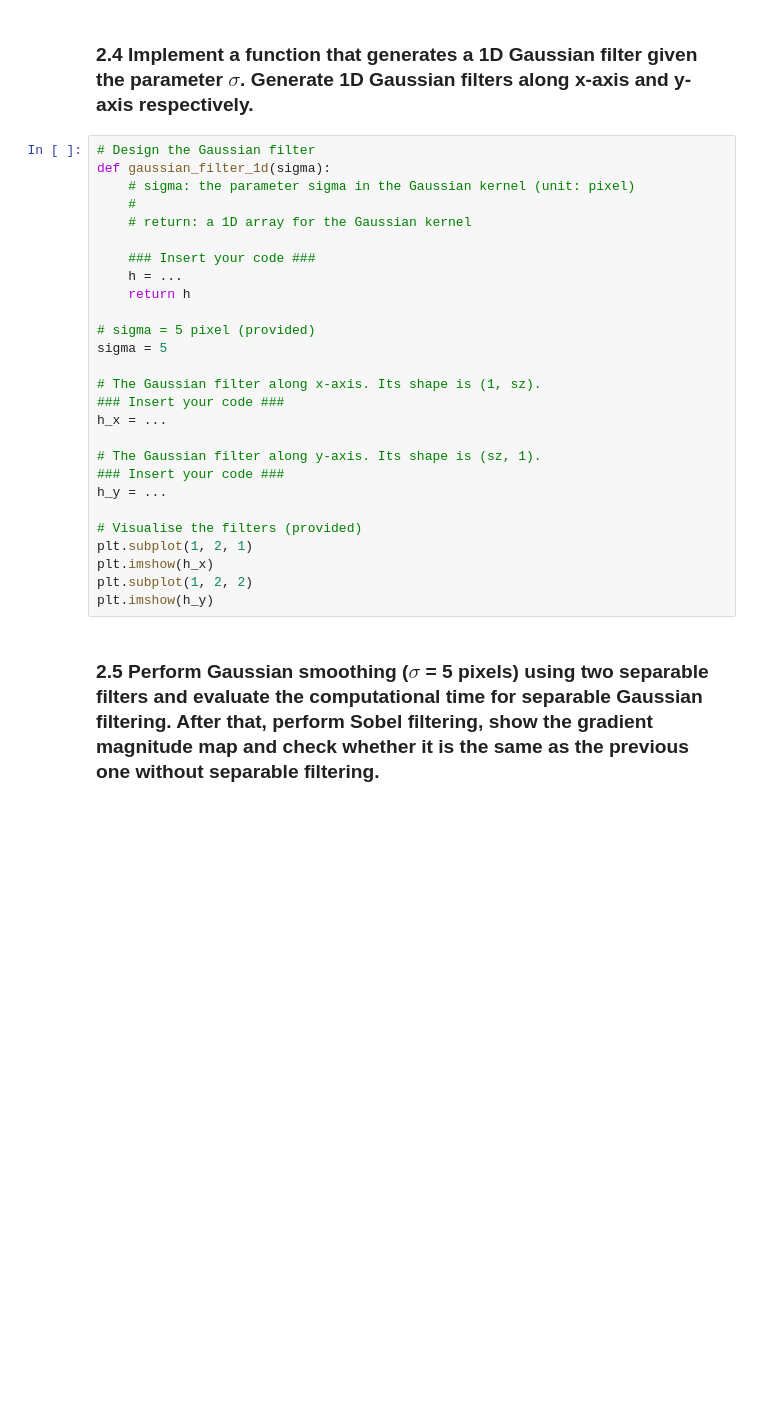
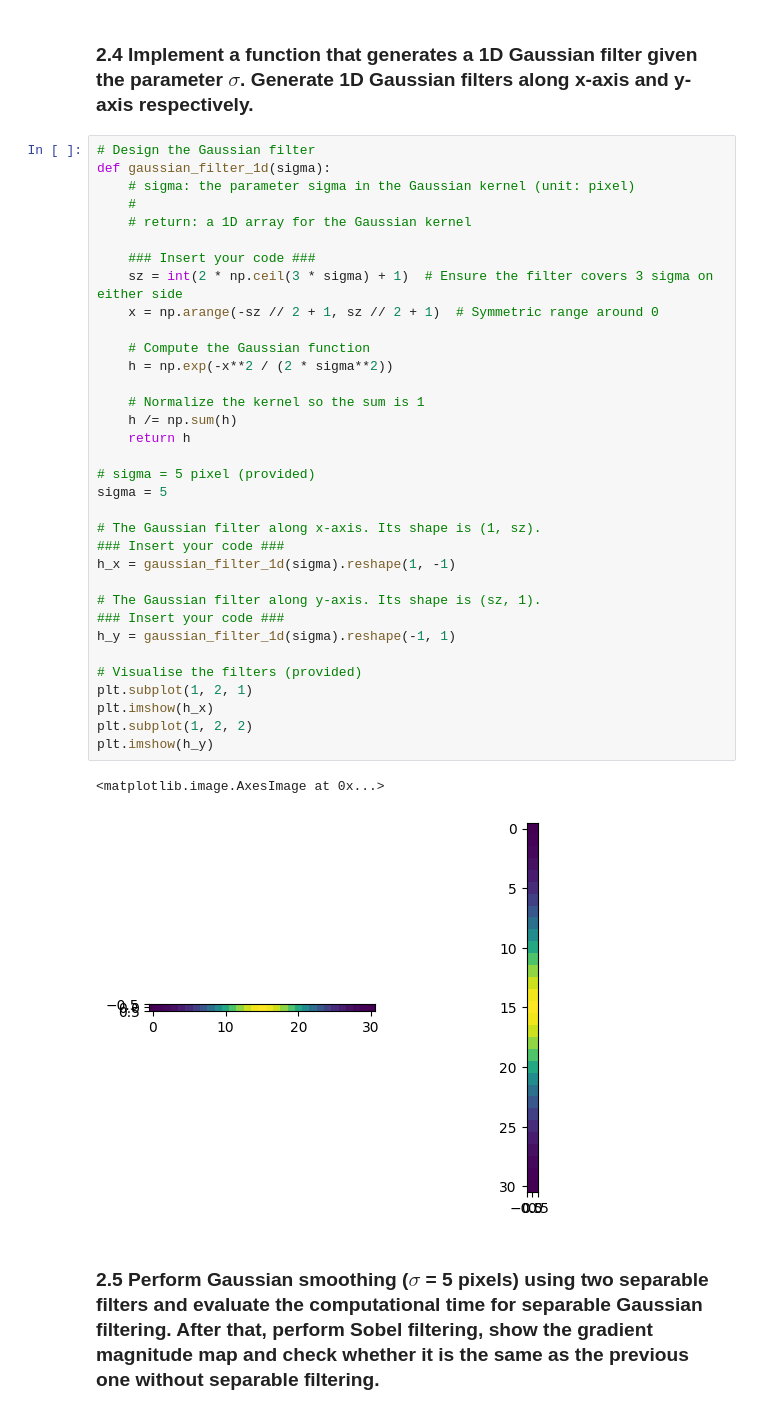
Before and after one commit to SovietMeteor10/Computer_Vision_2025, a Jupyter notebook: coursework_01/coursework_01.ipynb, the cells around one changed output. Saved outputs shown, nothing was run; the diff lists cells and outputs as text; blank space fills up the shorter version.

```diff
--- a/coursework_01/coursework_01.ipynb
+++ b/coursework_01/coursework_01.ipynb
@@ -185,29 +246,39 @@ plt.gcf().set_size_inches(8, 8)
 # %%
 # Design the Gaussian filter
 def gaussian_filter_1d(sigma):
     # sigma: the parameter sigma in the Gaussian kernel (unit: pixel)
     #
     # return: a 1D array for the Gaussian kernel
 
     ### Insert your code ###
-    h = ...
+    sz = int(2 * np.ceil(3 * sigma) + 1)  # Ensure the filter covers 3 sigma on either side
+    x = np.arange(-sz // 2 + 1, sz // 2 + 1)  # Symmetric range around 0
+
+    # Compute the Gaussian function
+    h = np.exp(-x**2 / (2 * sigma**2))
+
+    # Normalize the kernel so the sum is 1
+    h /= np.sum(h)
     return h
 
 # sigma = 5 pixel (provided)
 sigma = 5
 
 # The Gaussian filter along x-axis. Its shape is (1, sz).
 ### Insert your code ###
-h_x = ...
+h_x = gaussian_filter_1d(sigma).reshape(1, -1)
 
 # The Gaussian filter along y-axis. Its shape is (sz, 1).
 ### Insert your code ###
-h_y = ...
+h_y = gaussian_filter_1d(sigma).reshape(-1, 1)
 
 # Visualise the filters (provided)
 plt.subplot(1, 2, 1)
 plt.imshow(h_x)
 plt.subplot(1, 2, 2)
 plt.imshow(h_y)
+# %% [output]
+<matplotlib.image.AxesImage at 0x...>
+[figure, added]
 # %% [markdown]
 ### 2.5 Perform Gaussian smoothing ($\sigma$ = 5 pixels) using two separable filters and evaluate the computational time for separable Gaussian filtering. After that, perform Sobel filtering, show the gradient magnitude map and check whether it is the same as the previous one without separable filtering.
```
Also changed, not shown: parts of 15 cells of this notebook.
